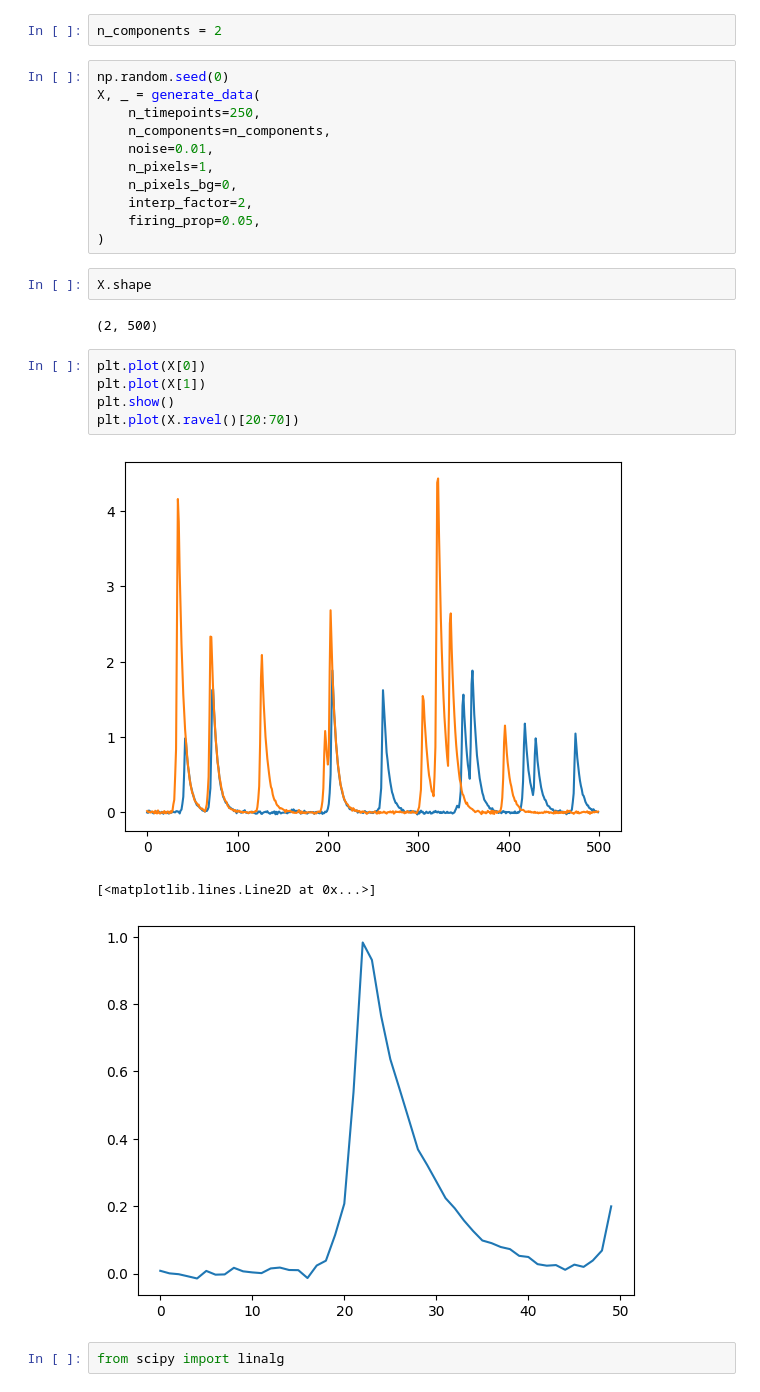
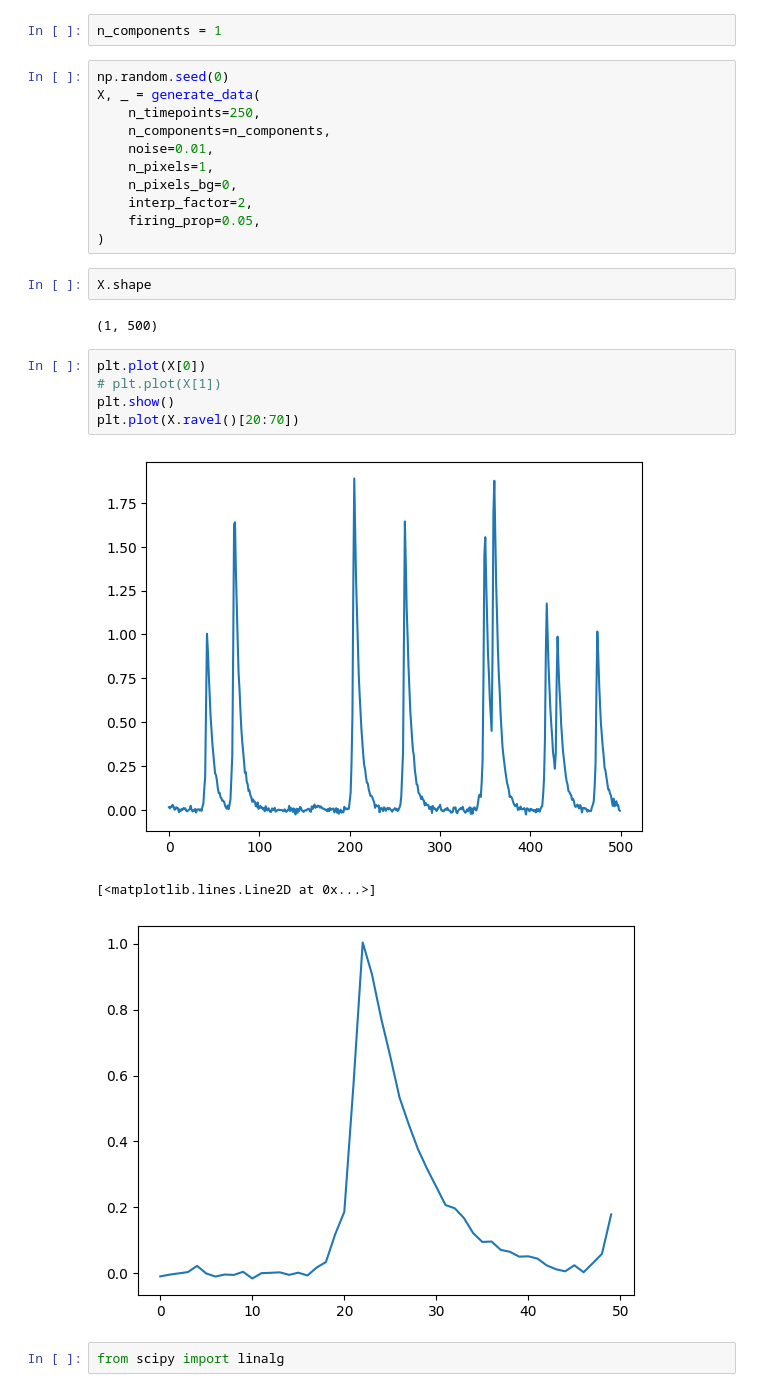
Before and after one commit to kushalkolar/td-svd-sandbox, a Jupyter notebook: vamp_scratch.ipynb, the cells around one changed output. Cells and saved outputs as stored; diff of their text form.

```diff
--- a/vamp_scratch.ipynb
+++ b/vamp_scratch.ipynb
@@ -139,7 +139,7 @@ def generate_data(
 
     return series, labels
 # %%
-n_components = 2
+n_components = 1
 # %%
 np.random.seed(0)
 X, _ = generate_data(
@@ -154,16 +154,16 @@ X, _ = generate_data(
 # %%
 X.shape
 # %% [output]
-(2, 500)
+(1, 500)
 # %%
 plt.plot(X[0])
-plt.plot(X[1])
+# plt.plot(X[1])
 plt.show()
 plt.plot(X.ravel()[20:70])
 # %% [output]
-[figure, old version]
+[figure, new version]
 [<matplotlib.lines.Line2D at 0x...>]
-[figure, old version]
+[figure, new version]
 # %%
 from scipy import linalg
 # %% [markdown]
```
Also changed, not shown: parts of 43 cells of this notebook, 2 other files.
